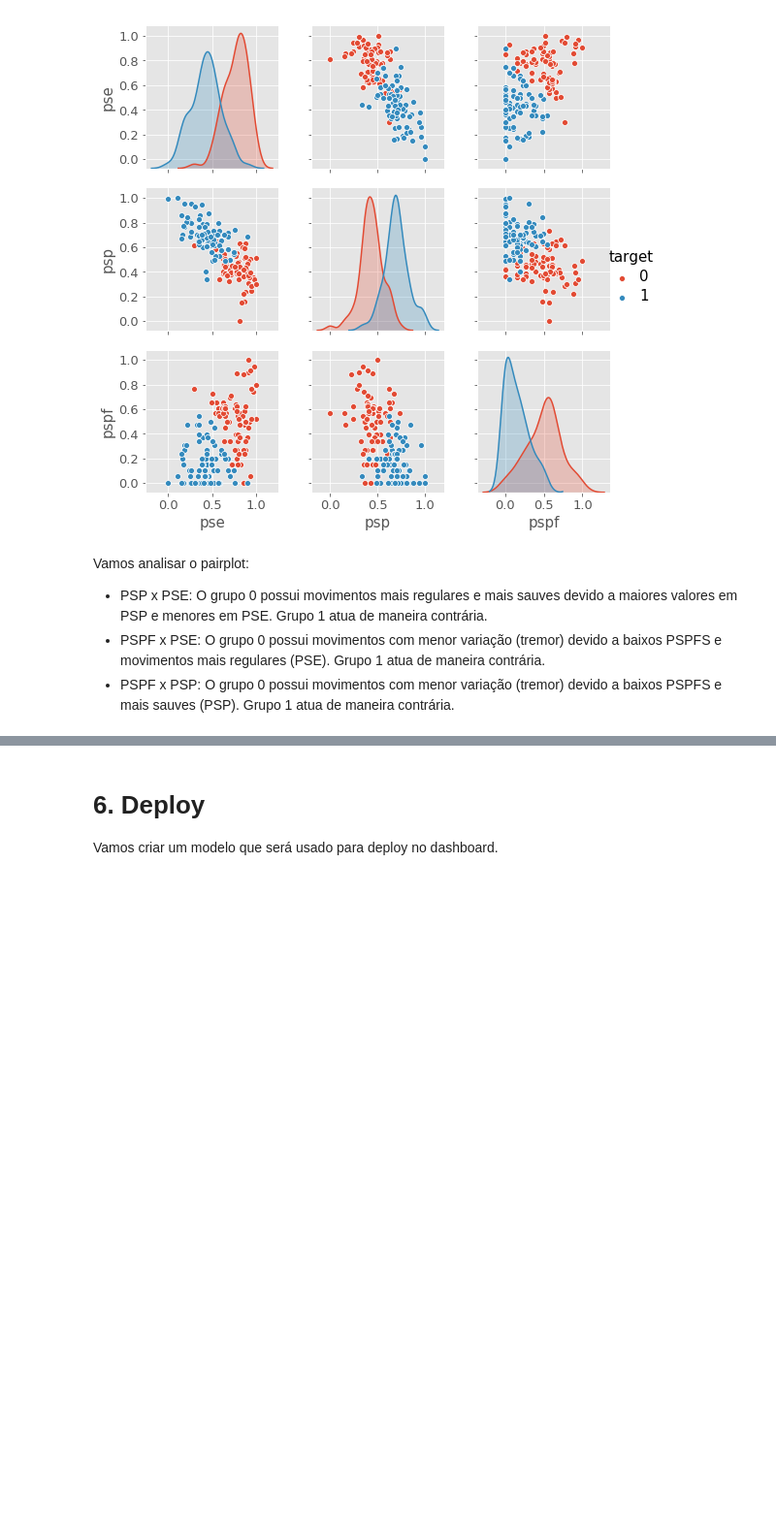
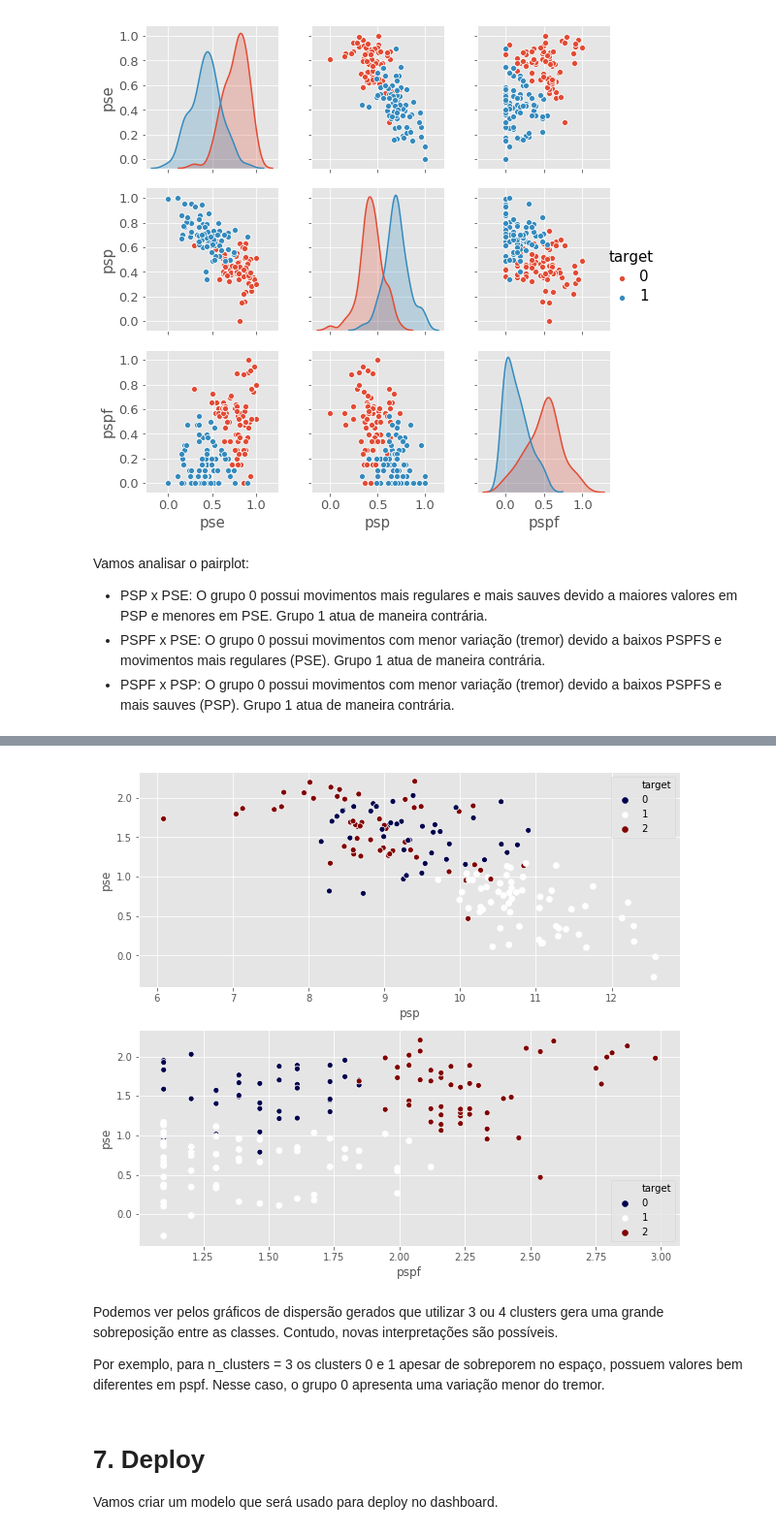
Before and after one commit to LucasSugi/data-science, a Jupyter notebook: AccelerometerAnalysisParkinsonsCannabidiol/Scripts/5-Clustering.ipynb, the cells around one changed output, grey strips where cells are left out. Shown: that part at 97% size. Saved outputs shown, nothing was run; the diff lists cells and outputs as text; code cells hidden in the pictures; blank space fills up the shorter version.

```diff
--- a/AccelerometerAnalysisParkinsonsCannabidiol/Scripts/5-Clustering.ipynb
+++ b/AccelerometerAnalysisParkinsonsCannabidiol/Scripts/5-Clustering.ipynb
@@ -419,5 +518,22 @@ Vamos analisar o pairplot:
+# %%
+kmeans = KMeans(n_clusters=3,random_state=42).fit(df)
+df_cbd['target'] = kmeans.labels_
+
+# Plot
+fig = plt.figure(figsize=(10,9))
+ax = fig.add_subplot(211)
+sns.scatterplot(y='pse',x='psp',hue='target',data=df_cbd,ax=ax,palette='seismic')
+ax = fig.add_subplot(212)
+sns.scatterplot(y='pse',x='pspf',hue='target',data=df_cbd,ax=ax,palette='seismic')
+plt.show()
+# %% [output]
+[figure, added]
+# %% [markdown]
+Podemos ver pelos gráficos de dispersão gerados que utilizar 3 ou 4 clusters gera uma grande sobreposição entre as classes. Contudo, novas interpretações são possíveis.
+
+Por exemplo, para n_clusters = 3 os clusters 0 e 1 apesar de sobreporem no espaço, possuem valores bem diferentes em pspf. Nesse caso, o grupo 0 apresenta uma variação menor do tremor.
 # %% [markdown]
-# 6. Deploy
+# 7. Deploy
 
 Vamos criar um modelo que será usado para deploy no dashboard.
 # %%
```
Also changed, not shown: parts of 14 cells of this notebook, 3 other files.
